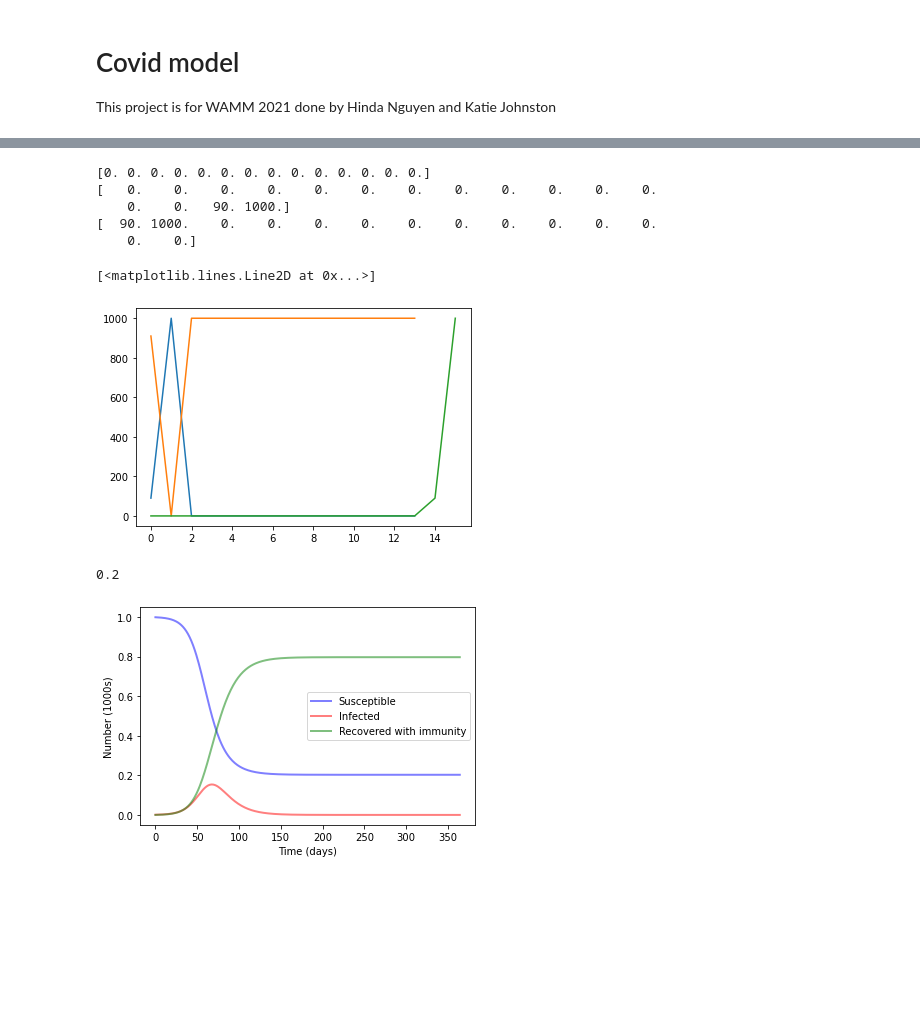
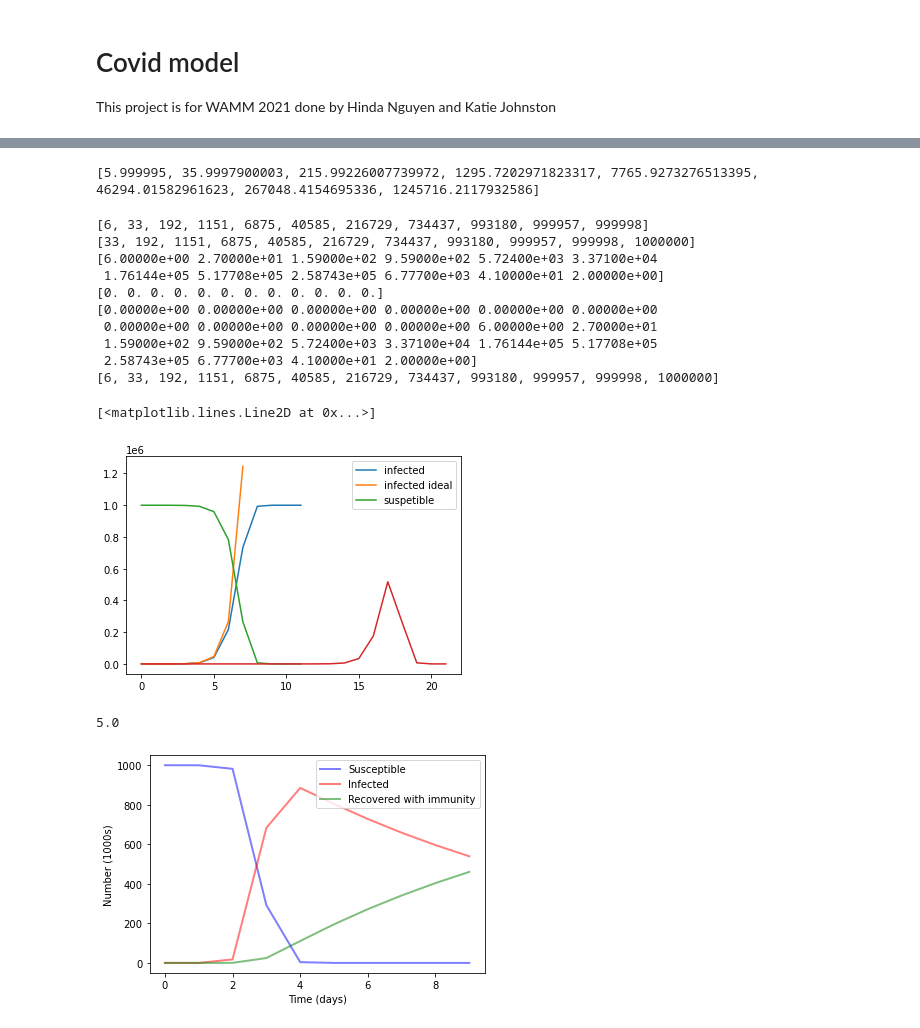
Before and after one commit to KatieJ16/WAMM_2021, a Jupyter notebook: Covid_model.ipynb, the cells around one changed output, grey strips where cells are left out. Drawn from its saved outputs; the diff is of its cells as text; code cells hidden in the pictures; blank space fills up the shorter version.

Commit message:
changed stuff with recovered and changed parameter values to make work better

```diff
--- a/Covid_model.ipynb
+++ b/Covid_model.ipynb
@@ -9,10 +9,10 @@ import random
 from scipy.integrate import odeint
 # %%
 #define some variables that will be useful
-total_pop = 1e3 #how many people in our population
+total_pop = 1e6 #how many people in our population
 people = [total_pop - 1, 1, 0] #total number of people in each group, S I R
 
-people_interact = total_pop*.2 #how many people everyone interacts with everyday
+people_interact = 10#total_pop*.2 #how many people everyone interacts with everyday
 infect_chance = 0.5 #chance get infected after interaction
 days_infectious = 10 #number of days an infected person can infect other people
 
@@ -39,12 +41,12 @@ def one_day(people):
 
 #what are some other functions that might be useful for our simulation
 # %%
-
-people_infected=np.zeros((14))
+people = [total_pop - 1, 1, 0]
+people_infected=[]#np.zeros((14))
 def fourteen_days(people):#runs 14 days of simulation and stores number of infected people in an array
     for n in range(14):
         one_day(people)
-        people_infected[n]=people[1]
+        people_infected.append(people[1])
         if(people_infected[n] == total_pop): #if everyone gets infected stop
             return people_infected
     return people_infected
@@ -57,8 +70,31 @@ print(people_infected)
+# %%
+people = [total_pop - 1, 1, 0]
+people_infected_ideal = []#=np.zeros((14))
+def fourteen_days(people):#runs 14 days of simulation and stores number of infected people in an array
+    for n in range(14):
+        one_day_ideal(people)
+        people_infected_ideal.append(people[1])
+        if(people_infected_ideal[n] > total_pop): #if everyone gets infected stop
+            return people_infected_ideal
+    return people_infected_ideal
+# print(fourteen_days(people))
+people_infected_ideal = fourteen_days(people)
+print(people_infected)
+# %% [output]
+[5.999995, 35.9997900003, 215.99226007739972, 1295.7202971823317, 7765.9273276513395, 46294.01582961623, 267048.4154695336, 1245716.2117932586]
 # %%
 #ideas for shifting array and then adding new value
-people_recovered=np.zeros((14))
-people_infected_copy=people_infected
-for n in range(2):
+people_recovered=np.zeros((days_infectious))
+
+#want number of people infected each day
+people_infected_copy= np.zeros(np.array(people_infected).shape)
+people_infected_copy[0] = people_infected[0]
+people_infected_copy[1:] = np.array(people_infected[1:])- np.array(people_infected[:-1])
+
+# print(people_infected[:-1])
+# print(people_infected[1:])
+# print(people_infected_copy)
+for n in range(len(people_infected)):
     people_recovered=np.append(people_recovered,people_infected_copy[0]) #adds the first value in people_infected to people_recovered
     people_infected_copy=np.roll(people_infected_copy,-1) #shifts everything in people_infected left
     people_infected_copy[-1]=0 #zero is where the new value would be
@@ -66,18 +102,25 @@ print(people_infected_copy)
 print(people_recovered)
 print(people_infected)
 # %% [output]
-[0. 0. 0. 0. 0. 0. 0. 0. 0. 0. 0. 0. 0. 0.]
-[   0.    0.    0.    0.    0.    0.    0.    0.    0.    0.    0.    0.
-    0.    0.   90. 1000.]
-[  90. 1000.    0.    0.    0.    0.    0.    0.    0.    0.    0.    0.
-    0.    0.]
+[6, 33, 192, 1151, 6875, 40585, 216729, 734437, 993180, 999957, 999998]
+[33, 192, 1151, 6875, 40585, 216729, 734437, 993180, 999957, 999998, 1000000]
+[6.00000e+00 2.70000e+01 1.59000e+02 9.59000e+02 5.72400e+03 3.37100e+04
+ 1.76144e+05 5.17708e+05 2.58743e+05 6.77700e+03 4.10000e+01 2.00000e+00]
+[0. 0. 0. 0. 0. 0. 0. 0. 0. 0. 0. 0.]
+[0.00000e+00 0.00000e+00 0.00000e+00 0.00000e+00 0.00000e+00 0.00000e+00
+ 0.00000e+00 0.00000e+00 0.00000e+00 0.00000e+00 6.00000e+00 2.70000e+01
+ 1.59000e+02 9.59000e+02 5.72400e+03 3.37100e+04 1.76144e+05 5.17708e+05
+ 2.58743e+05 6.77700e+03 4.10000e+01 2.00000e+00]
+[6, 33, 192, 1151, 6875, 40585, 216729, 734437, 993180, 999957, 999998, 1000000]
 # %%
-plt.plot(people_infected)
-plt.plot(total_pop - people_infected)
+plt.plot(people_infected, label = "infected")
+plt.plot(people_infected_ideal, label = "infected ideal")
+plt.plot(total_pop - np.array(people_infected), label = "suspetible")
+plt.legend()
 plt.plot(people_recovered)
 # %% [output]
 [<matplotlib.lines.Line2D at 0x...>]
-[figure, old version]
+[figure, new version]
 # %%
 def one_day_ideal(people):
     #Run 1 day of simulation
@@ -93,13 +138,13 @@ def one_day_ideal(people):
 
 # Total population, N.
 N = total_pop
-t_max = 365
+t_max = 10
 # Initial number of infected and recovered individuals, I0 and R0.
 I0, R0 = 1, 0
 # Everyone else, S0, is susceptible to infection initially.
 S0 = N - I0 - R0
 # Contact rate, beta, and mean recovery rate, gamma, (in 1/days).
-beta = people_interact/total_pop
+beta = people_interact*infect_chance#people_interact/total_pop
 print(beta)
 gamma = 1./days_infectious
 # A grid of time points (in days)
@@ -130,5 +175,5 @@ plt.ylabel('Number (1000s)')
 plt.legend()
 plt.show()
 # %% [output]
-0.2
+5.0
-[figure, old version]
+[figure, new version]
```
Also changed, not shown: parts of 3 cells of this notebook.
